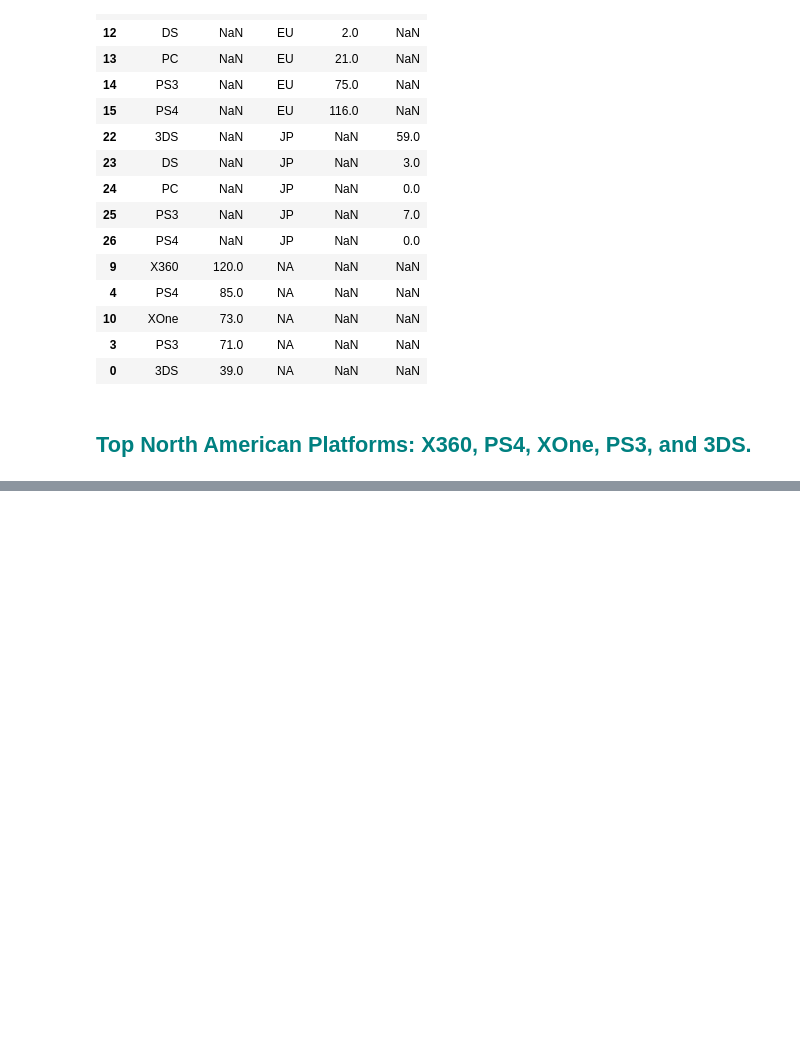
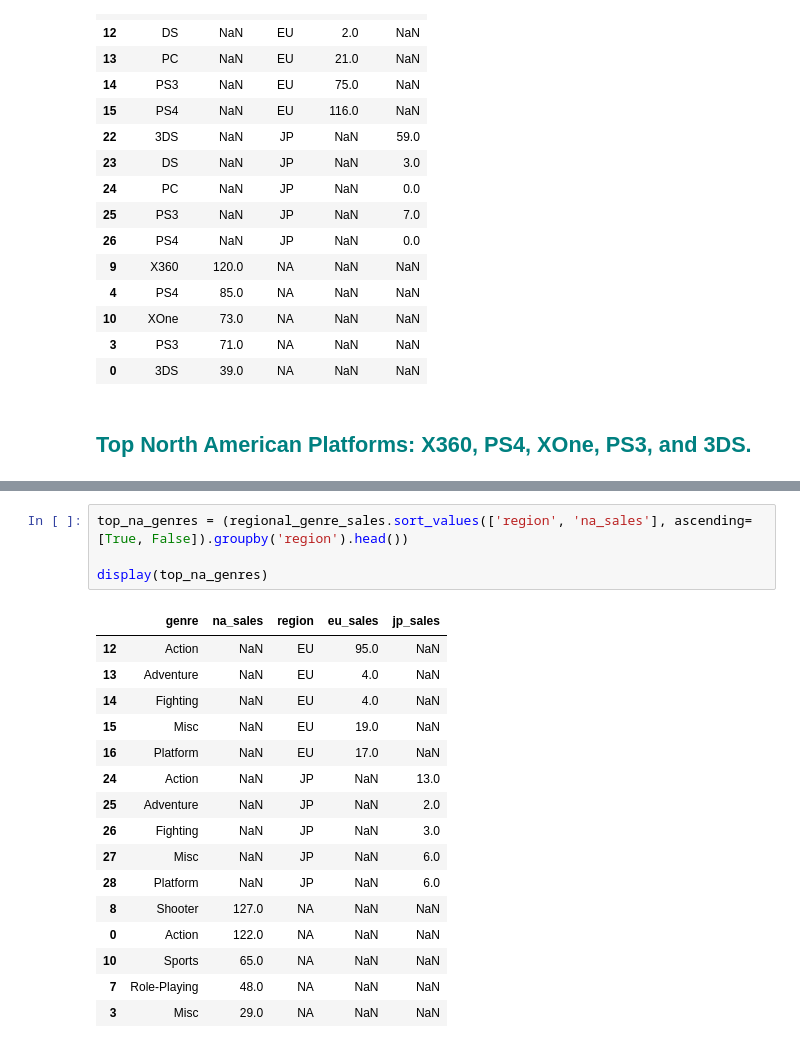
Before and after one commit to brandonbeckmusic/int-proj, a Jupyter notebook: project.ipynb, the cells around one changed output, grey strips where cells are left out. Cells and saved outputs as stored; diff of their text form; blank space fills up the shorter version.

```diff
--- a/project.ipynb
+++ b/project.ipynb
@@ -762,0 +841,21 @@ display(top_na_platforms)
+# %%
+top_na_genres = (regional_genre_sales.sort_values(['region', 'na_sales'], ascending=[True, False]).groupby('region').head())
+
+display(top_na_genres)
+# %% [output]
+|  | genre | na_sales | region | eu_sales | jp_sales |
+| 12 | Action | NaN | EU | 95.0 | NaN |
+| 13 | Adventure | NaN | EU | 4.0 | NaN |
+| 14 | Fighting | NaN | EU | 4.0 | NaN |
+| 15 | Misc | NaN | EU | 19.0 | NaN |
+| 16 | Platform | NaN | EU | 17.0 | NaN |
+| 24 | Action | NaN | JP | NaN | 13.0 |
+| 25 | Adventure | NaN | JP | NaN | 2.0 |
+| 26 | Fighting | NaN | JP | NaN | 3.0 |
+| 27 | Misc | NaN | JP | NaN | 6.0 |
+| 28 | Platform | NaN | JP | NaN | 6.0 |
+| 8 | Shooter | 127.0 | NA | NaN | NaN |
+| 0 | Action | 122.0 | NA | NaN | NaN |
+| 10 | Sports | 65.0 | NA | NaN | NaN |
+| 7 | Role-Playing | 48.0 | NA | NaN | NaN |
+| 3 | Misc | 29.0 | NA | NaN | NaN |
```
Also changed, not shown: parts of 19 cells of this notebook.
